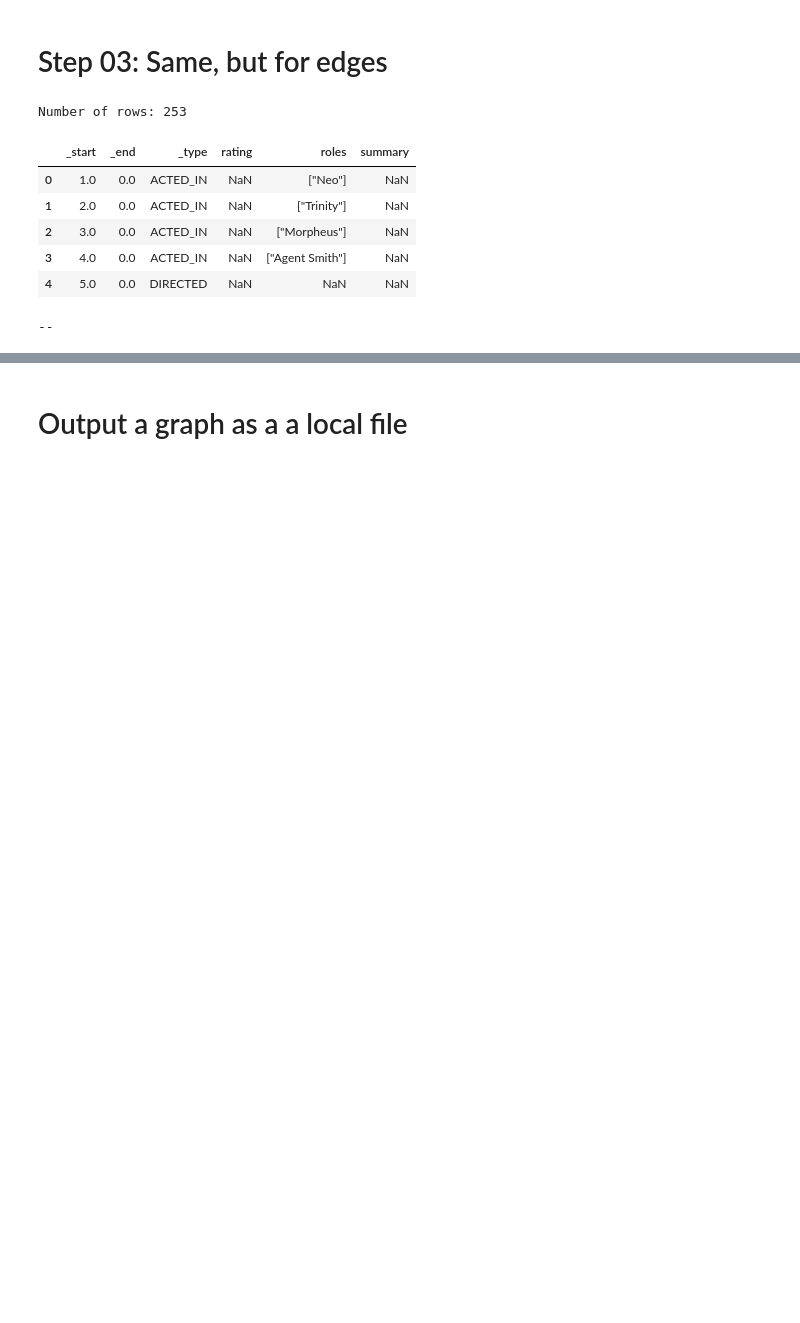
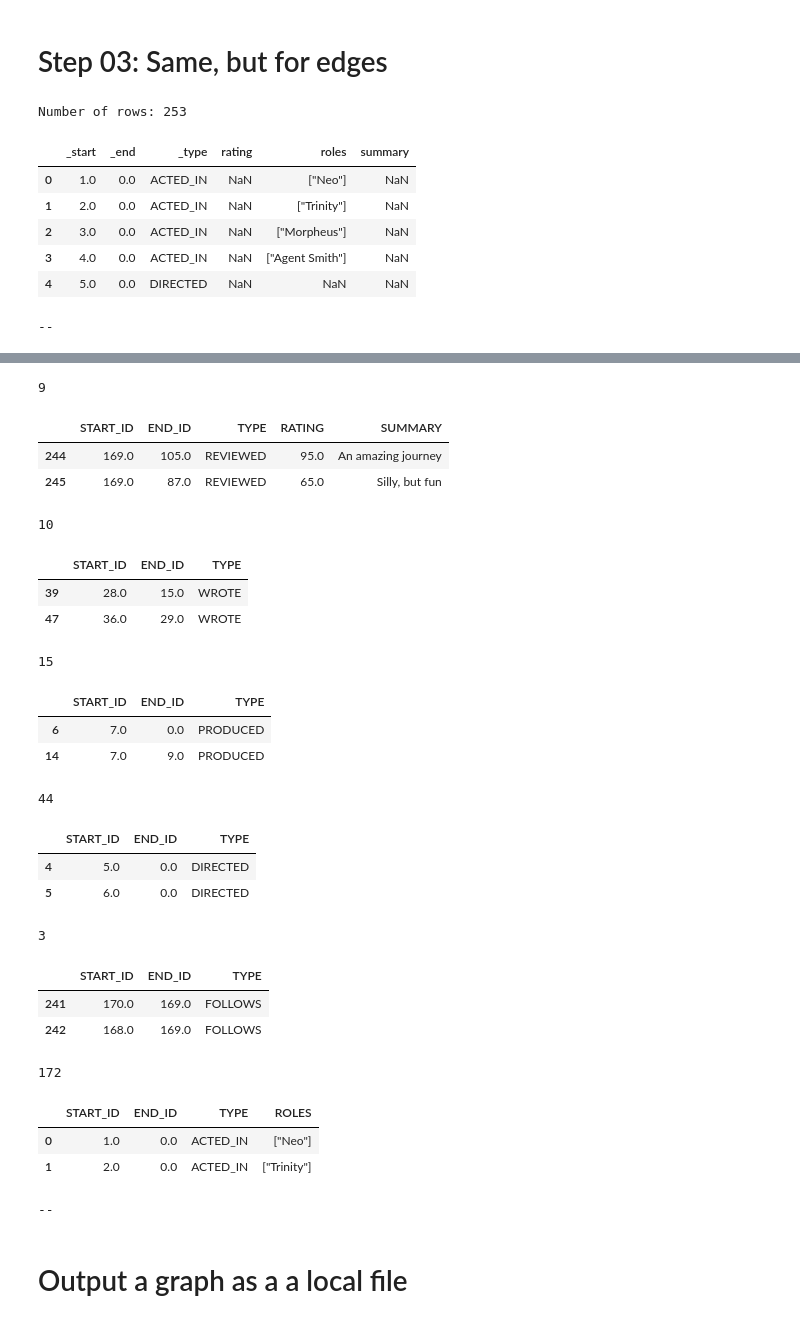
Before and after one commit to farrell0/My_KG_NoteBooks, a Jupyter notebook: L1_Lrng/10_N_Labs/20_Load_N.ipynb, the cells around one changed output, grey strips where cells are left out. Saved outputs shown, nothing was run; the diff lists cells and outputs as text; code cells hidden in the pictures; blank space fills up the shorter version.

```diff
--- a/L1_Lrng/10_N_Labs/20_Load_N.ipynb
+++ b/L1_Lrng/10_N_Labs/20_Load_N.ipynb
@@ -240,24 +248,69 @@ display(df_all_edges3.head(10))
 # %%
+
 #  Split out the various edges
 
 df_reviewed = df_all_edges3[df_all_edges3["TYPE"] == "REVIEWED"][["START_ID", "END_ID", "TYPE", "RATING", "SUMMARY"]]
 
 df_wrote    = df_all_edges3[df_all_edges3["TYPE"] == "WROTE"   ][["START_ID", "END_ID", "TYPE"]]
 
 df_produced = df_all_edges3[df_all_edges3["TYPE"] == "PRODUCED"][["START_ID", "END_ID", "TYPE"]]
 
 df_directed = df_all_edges3[df_all_edges3["TYPE"] == "DIRECTED"][["START_ID", "END_ID", "TYPE"]]
 
 df_follows  = df_all_edges3[df_all_edges3["TYPE"] == "FOLLOWS" ][["START_ID", "END_ID", "TYPE"]]
 
 #  "roles" is a string similar to  '[ "a", "b", "c" ]'
 #
 #  This was automatically coming in as a list-
-#  Cool
-
+#
 df_actedin  = df_all_edges3[df_all_edges3["TYPE"] == "ACTED_IN"][["START_ID", "END_ID", "TYPE", "ROLES"]]
 
+
+display(len(df_reviewed))
+display(df_reviewed.head(2))
+
+display(len(df_wrote))
+display(df_wrote.head(2))
+
+display(len(df_produced))
+display(df_produced.head(2))
+
+display(len(df_directed))
+display(df_directed.head(2))
+
+display(len(df_follows))
+display(df_follows.head(2))
+
+display(len(df_actedin))
+display(df_actedin.head(2))
+
 print("--")
+# %% [output]
+9
+|  | START_ID | END_ID | TYPE | RATING | SUMMARY |
+| 244 | 169.0 | 105.0 | REVIEWED | 95.0 | An amazing journey |
+| 245 | 169.0 | 87.0 | REVIEWED | 65.0 | Silly, but fun |
+10
+|  | START_ID | END_ID | TYPE |
+| 39 | 28.0 | 15.0 | WROTE |
+| 47 | 36.0 | 29.0 | WROTE |
+15
+|  | START_ID | END_ID | TYPE |
+| 6 | 7.0 | 0.0 | PRODUCED |
+| 14 | 7.0 | 9.0 | PRODUCED |
+44
+|  | START_ID | END_ID | TYPE |
+| 4 | 5.0 | 0.0 | DIRECTED |
+| 5 | 6.0 | 0.0 | DIRECTED |
+3
+|  | START_ID | END_ID | TYPE |
+| 241 | 170.0 | 169.0 | FOLLOWS |
+| 242 | 168.0 | 169.0 | FOLLOWS |
+172
+|  | START_ID | END_ID | TYPE | ROLES |
+| 0 | 1.0 | 0.0 | ACTED_IN | ["Neo"] |
+| 1 | 2.0 | 0.0 | ACTED_IN | ["Trinity"] |
+--
 # %%
 
 display(len(df_reviewed))
```
Also changed, not shown: parts of 2 cells of this notebook.
